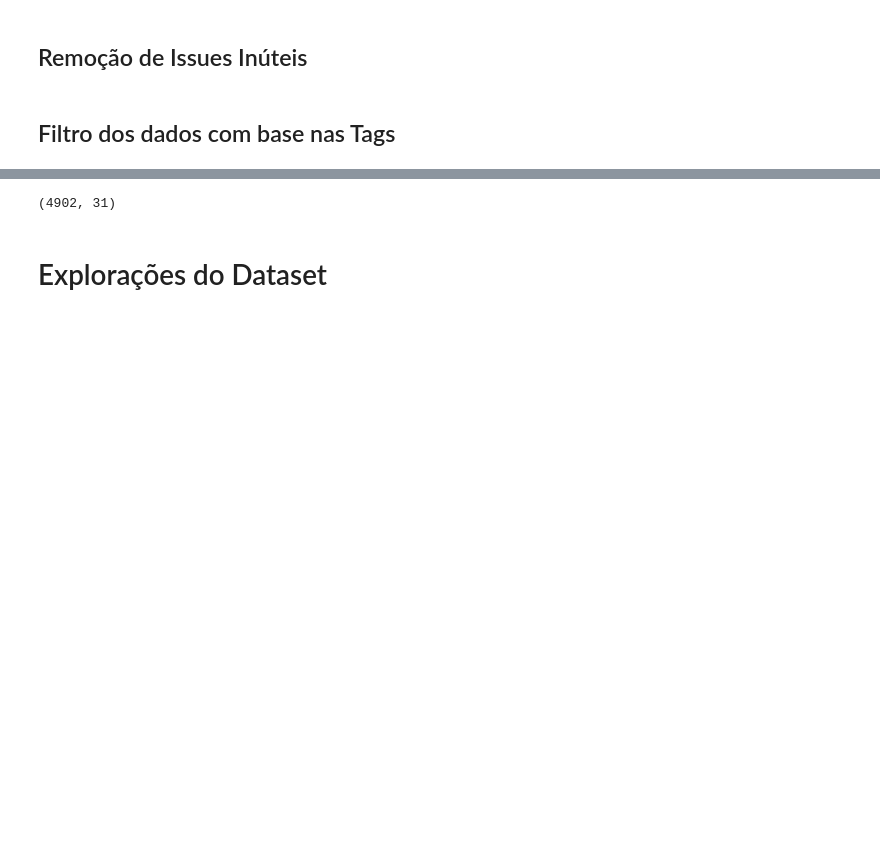
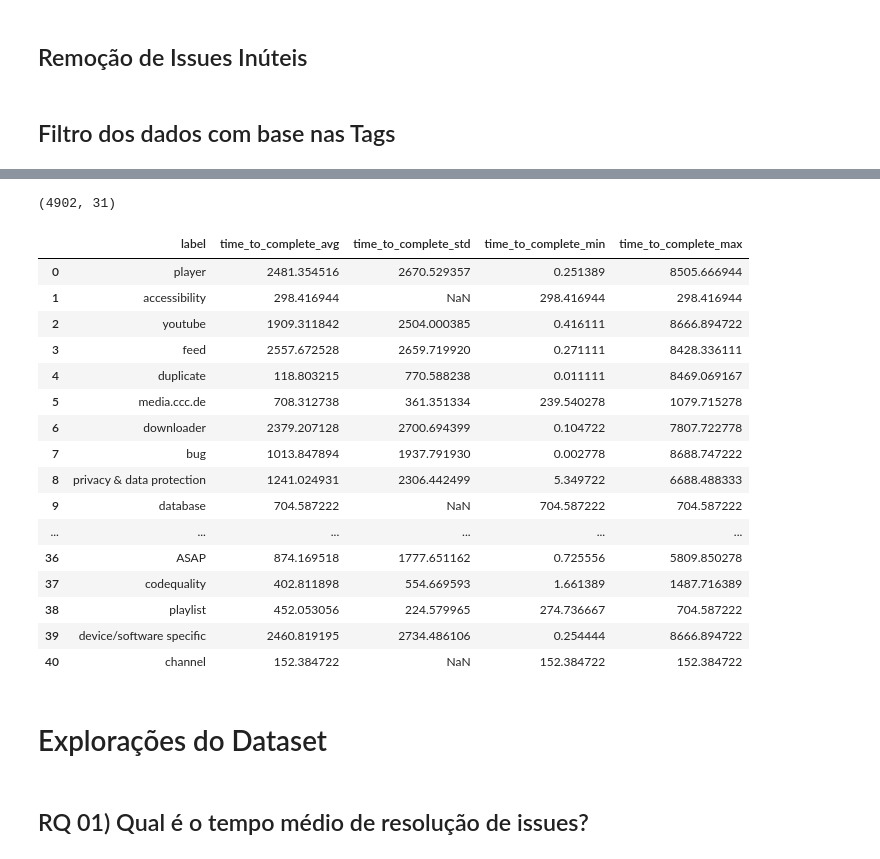
Before and after one commit to davitabosa12/msr2022, a Jupyter notebook: data_analysis.ipynb, the cells around one changed output, grey strips where cells are left out. Drawn from its saved outputs; the diff is of its cells as text; code cells hidden in the pictures; blank space fills up the shorter version.

Commit message:
data analysis: added tag filters, visualizations (graphs, boxplots) and organized the document

```diff
--- a/data_analysis.ipynb
+++ b/data_analysis.ipynb
@@ -159,3 +166,12 @@ labels_count.plot(kind="bar",)
+# %%
+df_issues = remove_outliers(df_issues, "time_to_complete", 1)
+# for tag in TAGS:
+    # mean, std = df_label_means.loc[df_label_means["label"] == tag.name]
+    # print(mean)
+    # print(std)
+df_issues.shape
+# %% [output]
+(4902, 31)
 # %%
 df_label_means = pd.DataFrame()
 
@@ -174,11 +184,22 @@ def remove_outliers(dataset, attribute, factor):
-# %%
-list_df_issues_no_outliers = remove_outliers(df_issues, "time_to_complete", 1)
-# for tag in TAGS:
-    # mean, std = df_label_means.loc[df_label_means["label"] == tag.name]
-    # print(mean)
-    # print(std)
-list_df_issues_no_outliers.shape
-# %% [output]
-(4902, 31)
+# %%
+df_label_means
+# %% [output]
+|  | label | time_to_complete_avg | time_to_complete_std | time_to_complete_min | time_to_complete_max |
+| 0 | player | 2481.354516 | 2670.529357 | 0.251389 | 8505.666944 |
+| 1 | accessibility | 298.416944 | NaN | 298.416944 | 298.416944 |
+| 2 | youtube | 1909.311842 | 2504.000385 | 0.416111 | 8666.894722 |
+| 3 | feed | 2557.672528 | 2659.719920 | 0.271111 | 8428.336111 |
+| 4 | duplicate | 118.803215 | 770.588238 | 0.011111 | 8469.069167 |
+| 5 | media.ccc.de | 708.312738 | 361.351334 | 239.540278 | 1079.715278 |
+| 6 | downloader | 2379.207128 | 2700.694399 | 0.104722 | 7807.722778 |
+| 7 | bug | 1013.847894 | 1937.791930 | 0.002778 | 8688.747222 |
+| 8 | privacy & data protection | 1241.024931 | 2306.442499 | 5.349722 | 6688.488333 |
+| 9 | database | 704.587222 | NaN | 704.587222 | 704.587222 |
+| ... | ... | ... | ... | ... | ... |
+| 36 | ASAP | 874.169518 | 1777.651162 | 0.725556 | 5809.850278 |
+| 37 | codequality | 402.811898 | 554.669593 | 1.661389 | 1487.716389 |
+| 38 | playlist | 452.053056 | 224.579965 | 274.736667 | 704.587222 |
+| 39 | device/software specific | 2460.819195 | 2734.486106 | 0.254444 | 8666.894722 |
+| 40 | channel | 152.384722 | NaN | 152.384722 | 152.384722 |
 # %% [markdown]
 # Explorações do Dataset
@@ -184,0 +261,2 @@ list_df_issues_no_outliers.shape
+# %% [markdown]
+## RQ 01) Qual é o tempo médio de resolução de issues?
```
Also changed, not shown: parts of 23 cells of this notebook, 1 other file.
